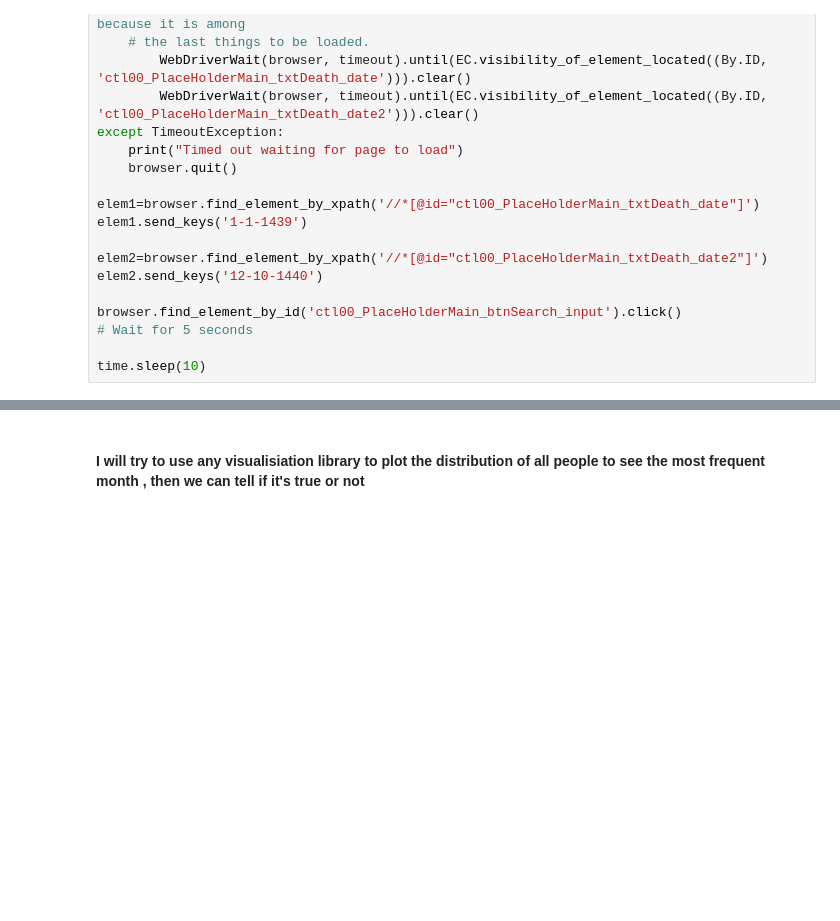
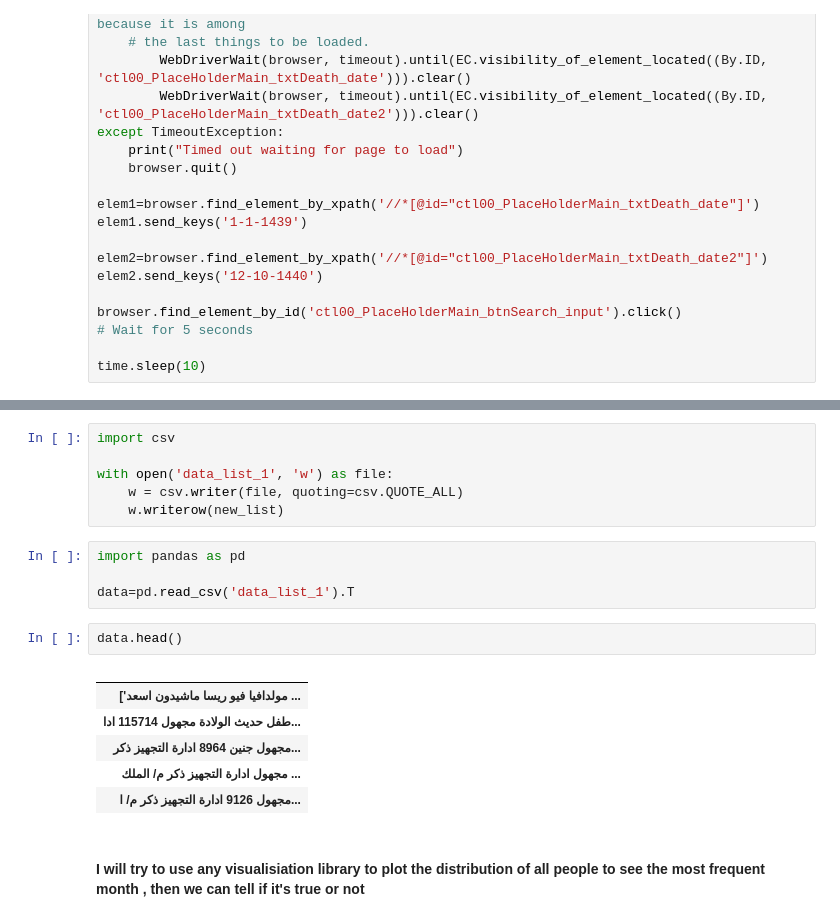
Before and after one commit to samiee/ds-task, a Jupyter notebook: ds-task-v1.ipynb, the cells around one changed output, grey strips where cells are left out. Drawn from its saved outputs; the diff is of its cells as text; blank space fills up the shorter version.

Commit message:
Data Crawled need to extract dates

```diff
--- a/ds-task-v1.ipynb
+++ b/ds-task-v1.ipynb
@@ -105,2 +129,21 @@ data_list
+# %%
+import csv
+
+with open('data_list_1', 'w') as file:
+    w = csv.writer(file, quoting=csv.QUOTE_ALL)
+    w.writerow(new_list)
+# %%
+import pandas as pd
+
+data=pd.read_csv('data_list_1').T
+# %%
+data.head()
+# %% [output]
+|  |
+| ['مولدافيا فيو ريسا ماشيدون اسعد ... |
+| طفل حديث الولادة مجهول 115714 ادا... |
+| مجهول جنين 8964 ادارة التجهيز ذكر... |
+| مجهول ادارة التجهيز ذكر م/ الملك ... |
+| مجهول 9126 ادارة التجهيز ذكر م/ ا... |
 # %% [markdown]
 #### I will try to use any visualisiation library to plot the distribution of all people to see the most frequent month , then we can tell if it's true or not
```
Also changed, not shown: parts of 6 cells of this notebook, 2 other files.
